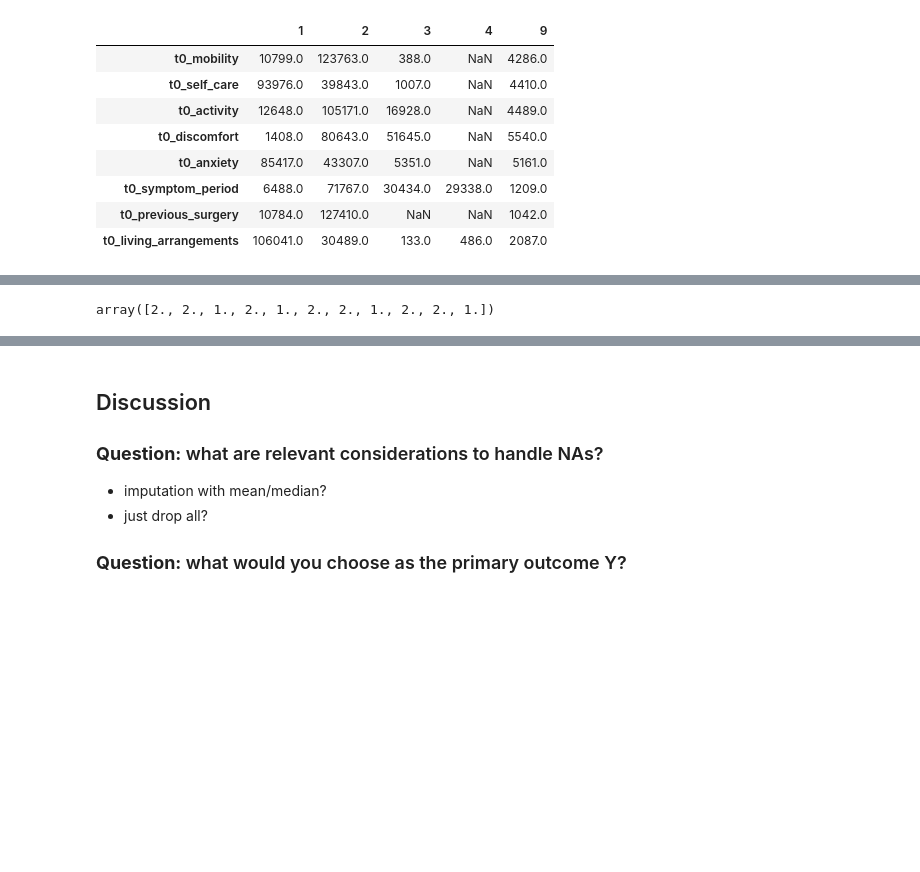
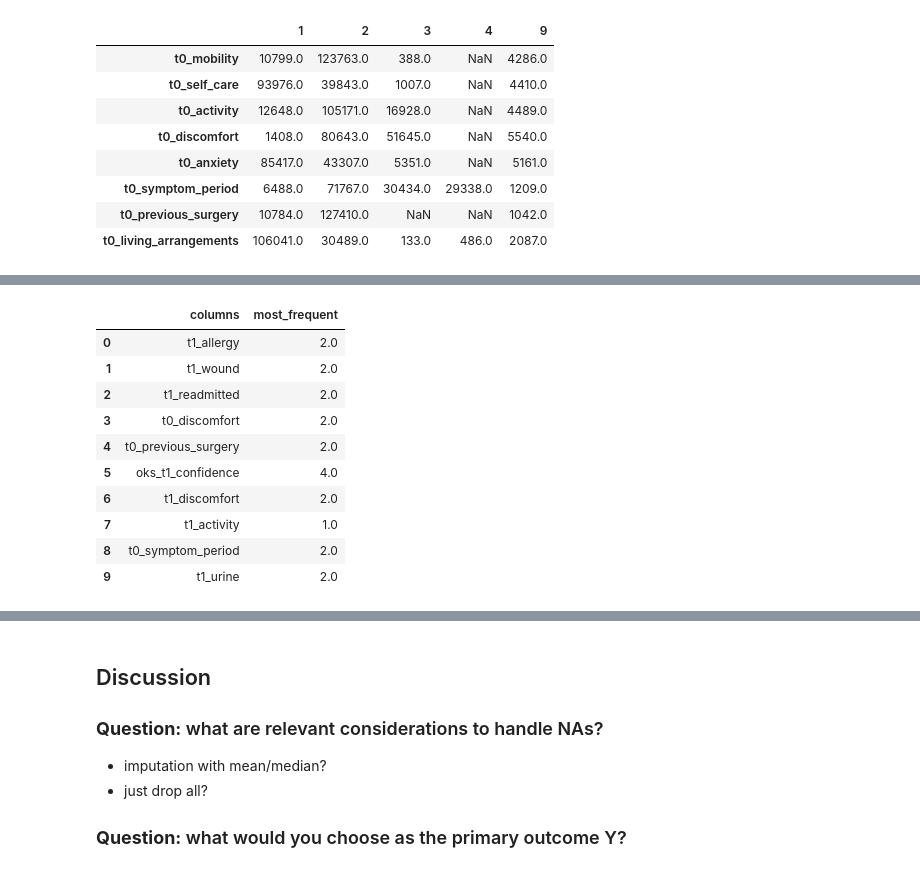
Before and after one commit to EAISI/application-project-nhs-proms, a Jupyter notebook: notebooks/3.0-data-preparation.ipynb, the cells around one changed output, grey strips where cells are left out. Cells and saved outputs as stored; diff of their text form; code cells hidden in the pictures; blank space fills up the shorter version.

```diff
--- a/notebooks/3.0-data-preparation.ipynb
+++ b/notebooks/3.0-data-preparation.ipynb
@@ -232,16 +242,25 @@ Write code in such a way that you can easily adopt this strategy.
 # %%
 from sklearn.impute import SimpleImputer
 
 impute_median = SimpleImputer(strategy='median')
 impute_most_frequent = SimpleImputer(strategy='most_frequent')
 
 # use copy of original data
 dfc = df.copy()
 
-# clean features with 9 sentinel values
-_no9 = boolean + eq5d + categorical
-dfc.loc[:,_no9] = df.loc[:,_no9].replace(9, np.nan)
-impute_most_frequent.fit(dfc[_no9])
-impute_most_frequent.statistics_
+# replace 9 with np.nan and impute most frequent
+dfc.loc[:,cols_sentinel_9] = df.loc[:,cols_sentinel_9].replace(9, np.nan)
+impute_most_frequent.fit(dfc[cols_sentinel_9])
+pd.DataFrame({'columns': cols_sentinel_9, 'most_frequent': impute_most_frequent.statistics_}).head(10)
 # %% [output]
-array([2., 2., 1., 2., 1., 2., 2., 1., 2., 2., 1.])
+|  | columns | most_frequent |
+| 0 | t1_allergy | 2.0 |
+| 1 | t1_wound | 2.0 |
+| 2 | t1_readmitted | 2.0 |
+| 3 | t0_discomfort | 2.0 |
+| 4 | t0_previous_surgery | 2.0 |
+| 5 | oks_t1_confidence | 4.0 |
+| 6 | t1_discomfort | 2.0 |
+| 7 | t1_activity | 1.0 |
+| 8 | t0_symptom_period | 2.0 |
+| 9 | t1_urine | 2.0 |
```
Also changed, not shown: parts of 17 cells of this notebook.
